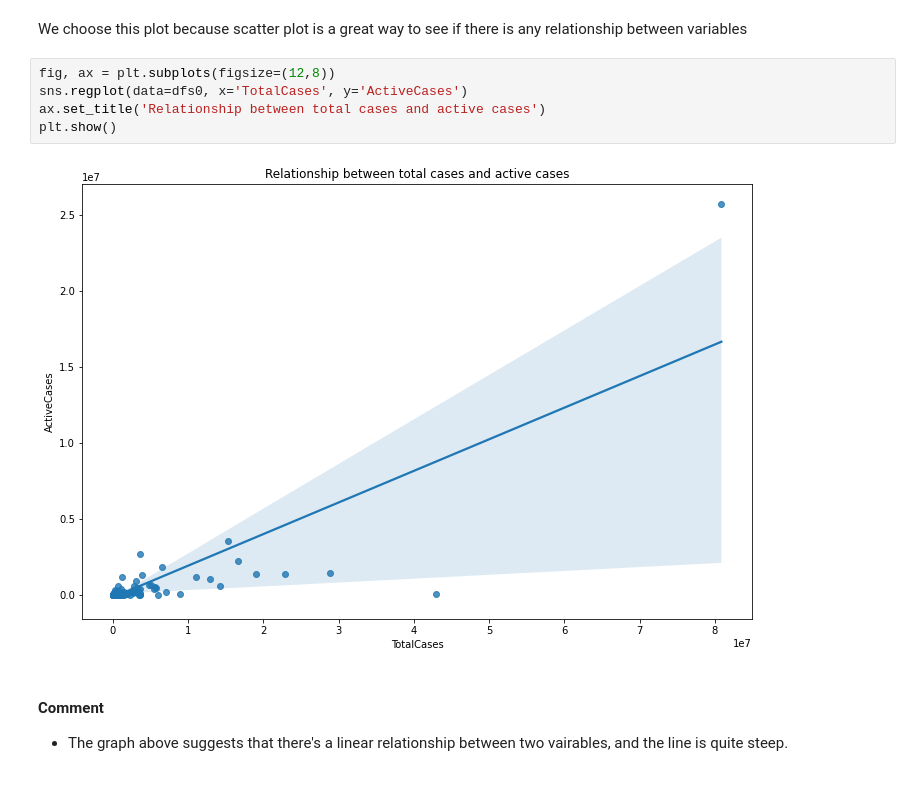
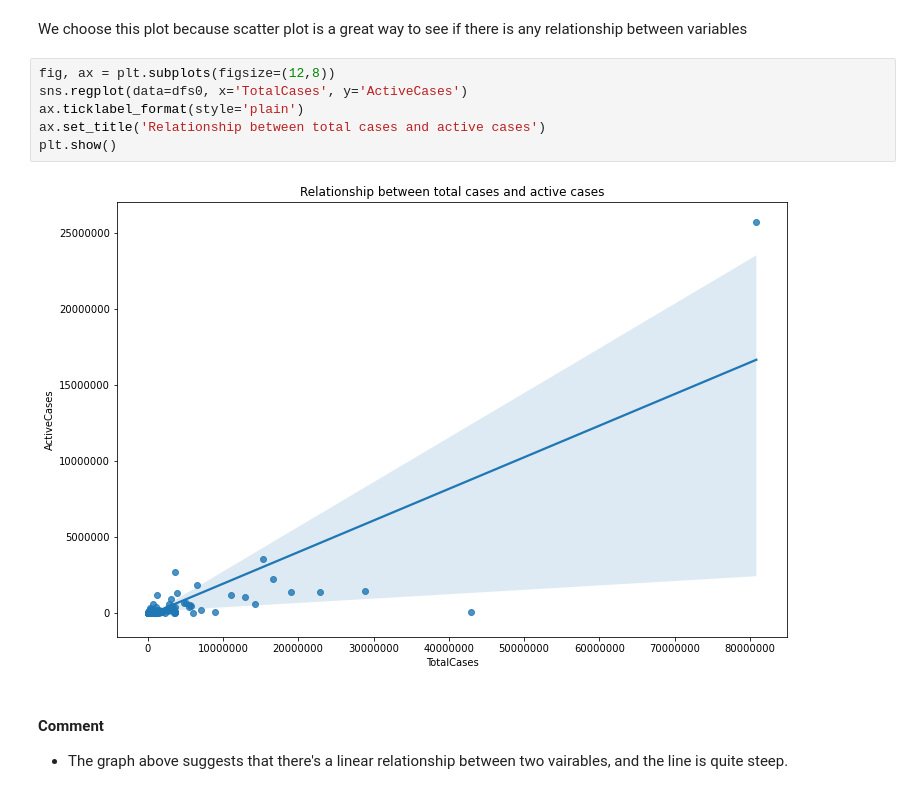
Before and after one commit to ndkhoa0704/Worldometers-explorer, a Jupyter notebook: Hung.ipynb, the cells around one changed output. Saved outputs shown, nothing was run; the diff lists cells and outputs as text.

Commit message:
update figure

```diff
--- a/Hung.ipynb
+++ b/Hung.ipynb
@@ -136,10 +136,11 @@ We choose this plot because scatter plot is a great way to see if there is any r
 # %%
 fig, ax = plt.subplots(figsize=(12,8))
 sns.regplot(data=dfs0, x='TotalCases', y='ActiveCases')
+ax.ticklabel_format(style='plain')
 ax.set_title('Relationship between total cases and active cases')
 plt.show()
 # %% [output]
-[figure, old version]
+[figure, new version]
 # %% [markdown]
 #### Comment
 
```
Also changed, not shown: parts of 2 cells of this notebook, 4 other files.
